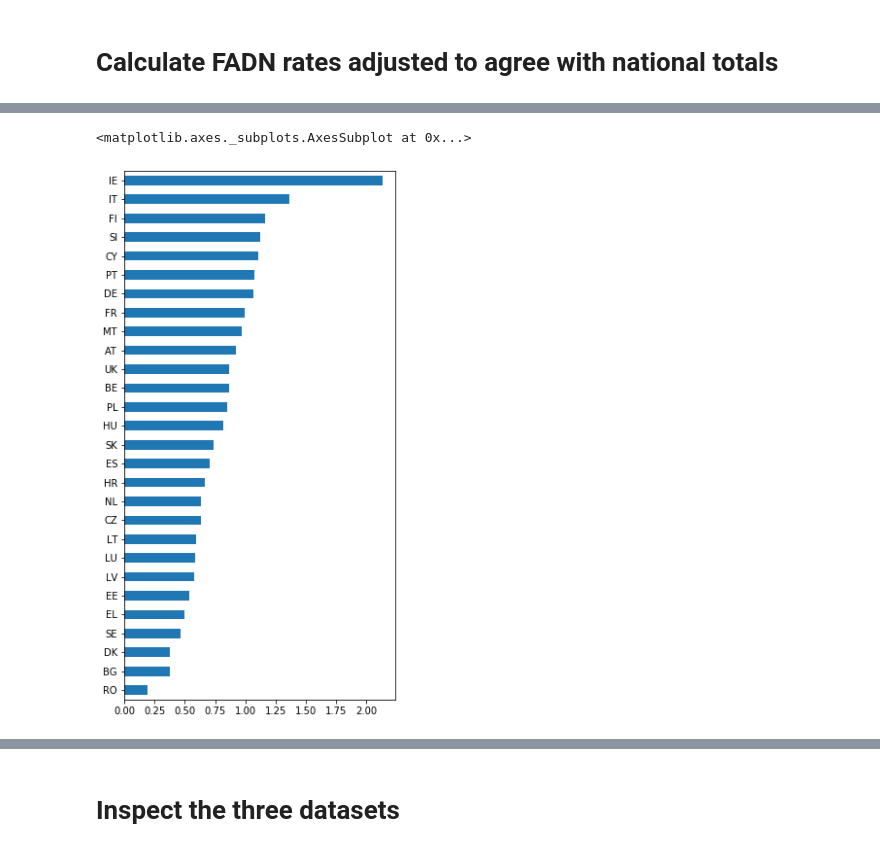
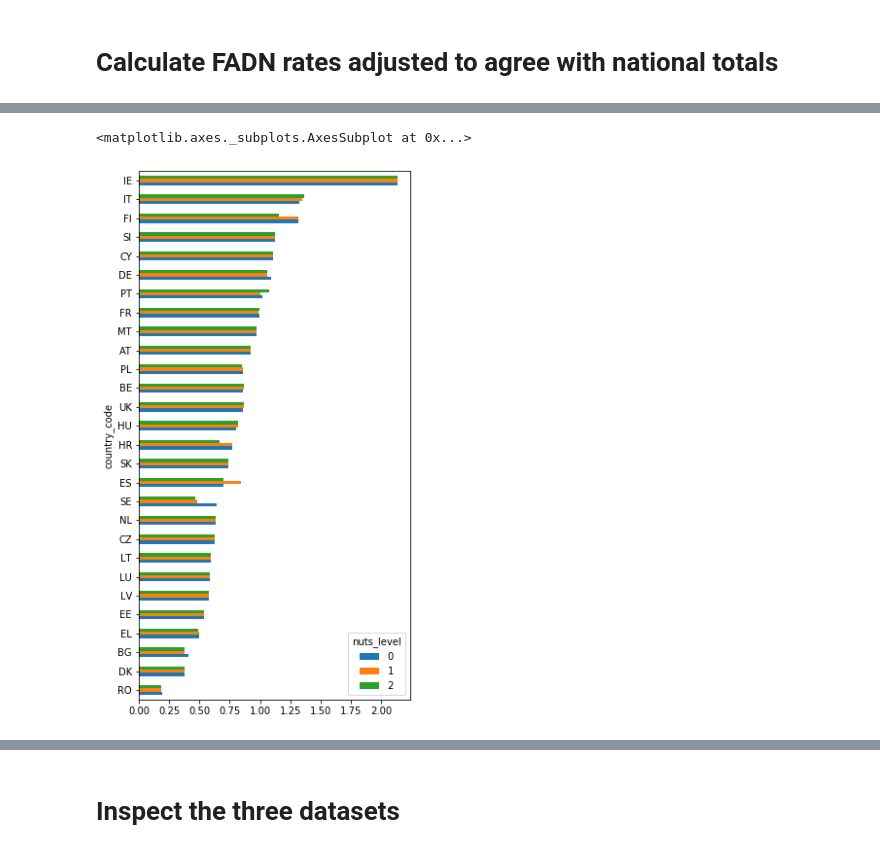
Before and after one commit to rasmuse/subnational-p-budgets, a Jupyter notebook: Mineral P rates.ipynb, the cells around one changed output, grey strips where cells are left out. Drawn from its saved outputs; the diff is of its cells as text; code cells hidden in the pictures.

```diff
--- a/Mineral P rates.ipynb
+++ b/Mineral P rates.ipynb
@@ -286,9 +309,9 @@ for k, v in bad_coverage.items():
 # To avoid any mistakes, let's only include the NUTS regions used in this analysis.
 fadn_weights = (
     fadn_shares
-    .groupby('NUTS_ID')
+    .groupby('geo')
     .apply(lambda s: s / s.sum())
-    .loc[:, included_nuts]
+    .loc[:, candidate_nuts_regions]
 )
-fadn_weights.groupby('NUTS_ID').sum().describe().round(5)
+fadn_weights.groupby('geo').sum().describe().round(5)
 # %% [output]
@@ -310,7 +333,7 @@ fadn_rate_nuts = (
     fadn_rate
     .rename_axis('FADN_2012_')
     .mul(fadn_weights)
-    .groupby('NUTS_ID')
+    .groupby('geo')
     .sum()
     .rename('rate')
 )
@@ -332,18 +355,15 @@ Name: rate, Length: 234, dtype: float64
 # %% [markdown]
 # Calculate FADN rates adjusted to agree with national totals
 # %%
-totals = (
+fadn_totals = (
     fadn_rate_nuts
     .mul(uaa)
     .rename('fadn_total')
     .dropna()
     .to_frame()
-    .assign(country_code=lambda s: s.index.str[:2])
-    .groupby('country_code')
+    .join(nuts_table[['nuts_level', 'country_code']])
+    .groupby(['country_code', 'nuts_level'])
     .sum()
-    .join(eurostat_p_qty.rename('eurostat_total'))
-    .div(uaa, axis=0)
-    .dropna()
 )
-totals
+fadn_totals
 # %% [output]
@@ -366,0 +384,7 @@ totals
+# %%
+totals = (
+    fadn_totals
+    .join(eurostat_p_qty.rename('eurostat_total'), on='country_code')
+    .dropna()
+)
+totals
@@ -367,6 +406,6 @@ totals
 # %%
 correction_factor = totals.eval('eurostat_total / fadn_total').rename('factor')
-correction_factor.sort_values().plot.barh(figsize=(5, 10))
+correction_factor.unstack('nuts_level').sort_values(0).plot.barh(figsize=(5, 10))
 # %% [output]
 <matplotlib.axes._subplots.AxesSubplot at 0x...>
-[figure, old version]
+[figure, new version]
```
Also changed, not shown: parts of 19 cells of this notebook, 4 other files.
